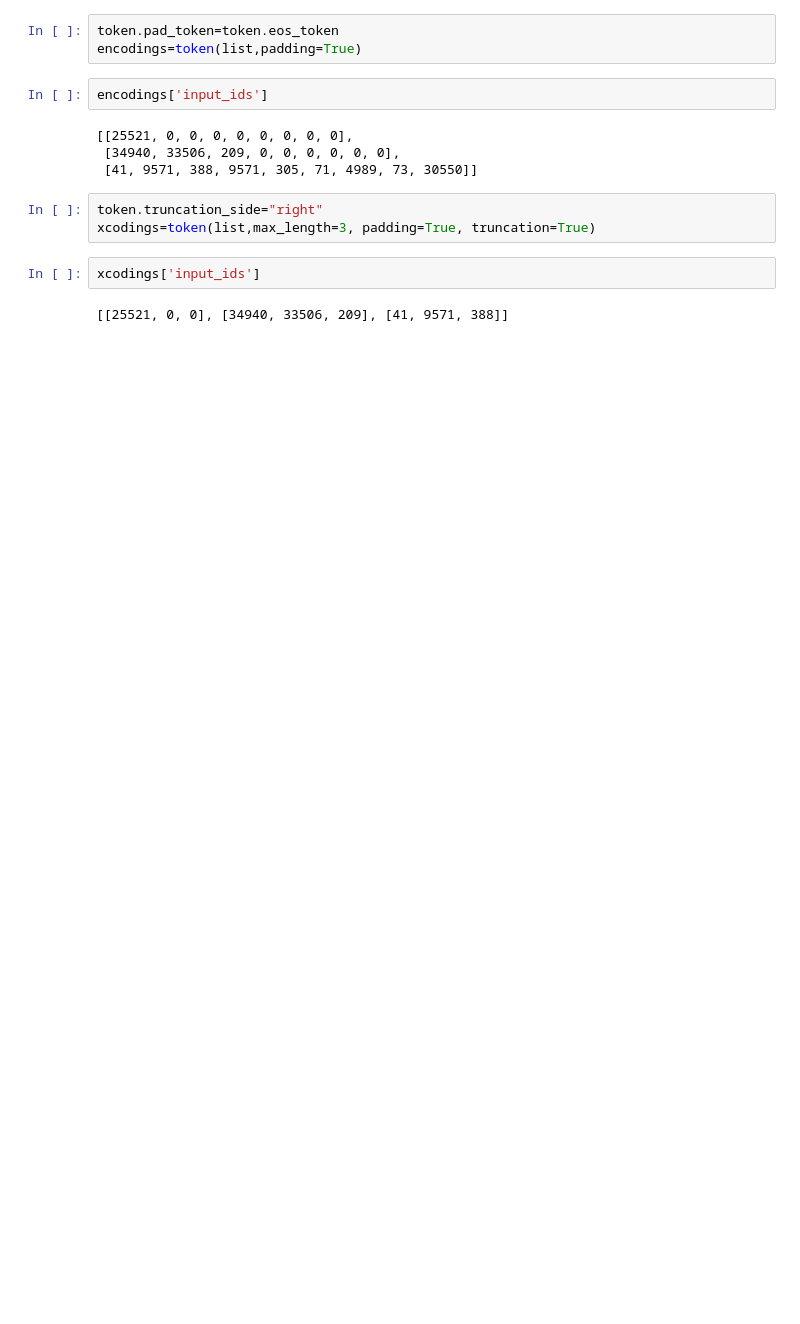
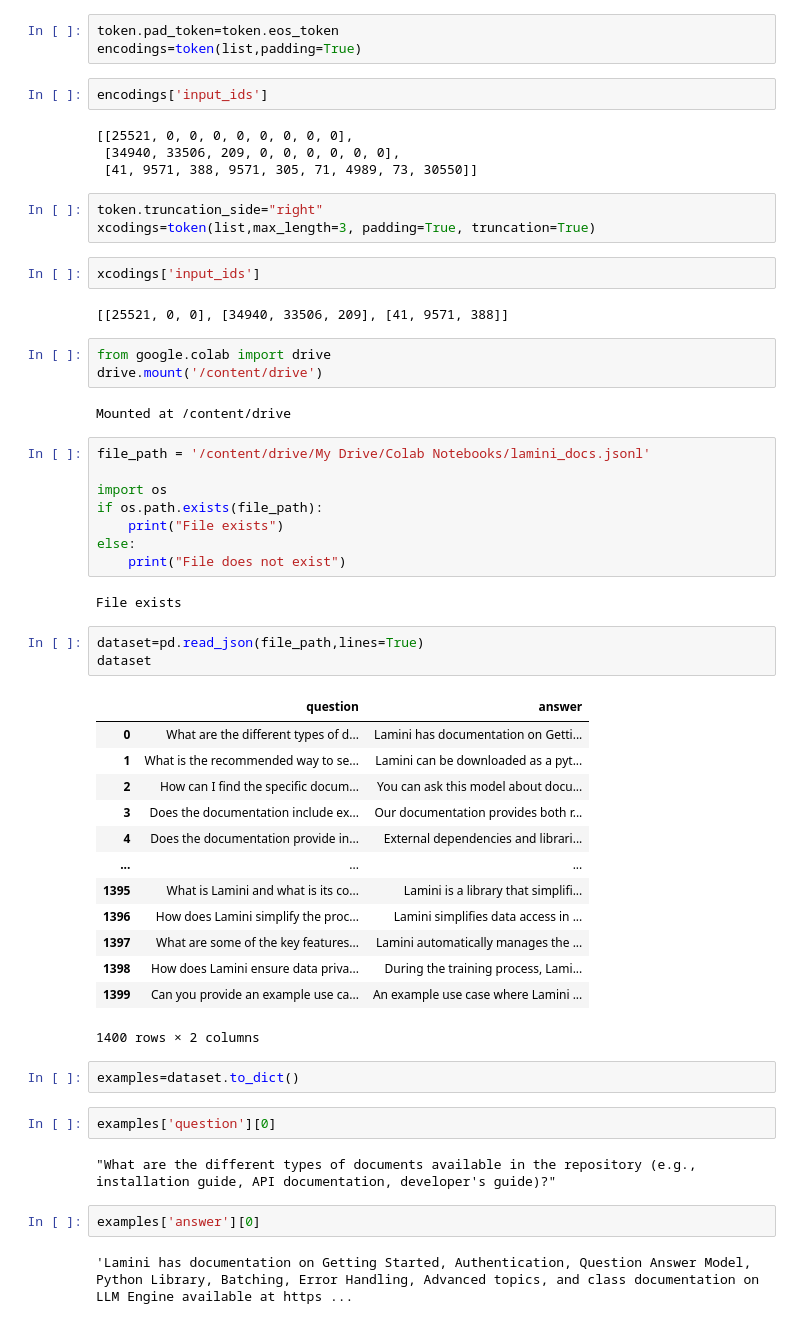
Before and after one commit to muhammadsaadgondal/Machine-Learning-Practice-Notebooks, a Jupyter notebook: LLM_Data_preprocessing.ipynb, the cells around one changed output. Drawn from its saved outputs; the diff is of its cells as text; blank space fills up the shorter version.

Commit message:
Data pre processing with tokenization( padding, truncation and splitting)

```diff
--- a/LLM_Data_preprocessing.ipynb
+++ b/LLM_Data_preprocessing.ipynb
@@ -60,3 +60,45 @@ xcodings=token(list,max_length=3, padding=True, truncation=True)
 xcodings['input_ids']
 # %% [output]
 [[25521, 0, 0], [34940, 33506, 209], [41, 9571, 388]]
+# %%
+from google.colab import drive
+drive.mount('/content/drive')
+# %% [output]
+Mounted at /content/drive
+# %%
+file_path = '/content/drive/My Drive/Colab Notebooks/lamini_docs.jsonl'
+
+import os
+if os.path.exists(file_path):
+    print("File exists")
+else:
+    print("File does not exist")
+# %% [output]
+File exists
+# %%
+dataset=pd.read_json(file_path,lines=True)
+dataset
+# %% [output]
+|  | question | answer |
+| 0 | What are the different types of d... | Lamini has documentation on Getti... |
+| 1 | What is the recommended way to se... | Lamini can be downloaded as a pyt... |
+| 2 | How can I find the specific docum... | You can ask this model about docu... |
+| 3 | Does the documentation include ex... | Our documentation provides both r... |
+| 4 | Does the documentation provide in... | External dependencies and librari... |
+| ... | ... | ... |
+| 1395 | What is Lamini and what is its co... | Lamini is a library that simplifi... |
+| 1396 | How does Lamini simplify the proc... | Lamini simplifies data access in ... |
+| 1397 | What are some of the key features... | Lamini automatically manages the ... |
+| 1398 | How does Lamini ensure data priva... | During the training process, Lami... |
+| 1399 | Can you provide an example use ca... | An example use case where Lamini ... |
+1400 rows × 2 columns
+# %%
+examples=dataset.to_dict()
+# %%
+examples['question'][0]
+# %% [output]
+"What are the different types of documents available in the repository (e.g., installation guide, API documentation, developer's guide)?"
+# %%
+examples['answer'][0]
+# %% [output]
+'Lamini has documentation on Getting Started, Authentication, Question Answer Model, Python Library, Batching, Error Handling, Advanced topics, and class documentation on LLM Engine available at https ...
```
Also changed, not shown: parts of 15 cells of this notebook.
